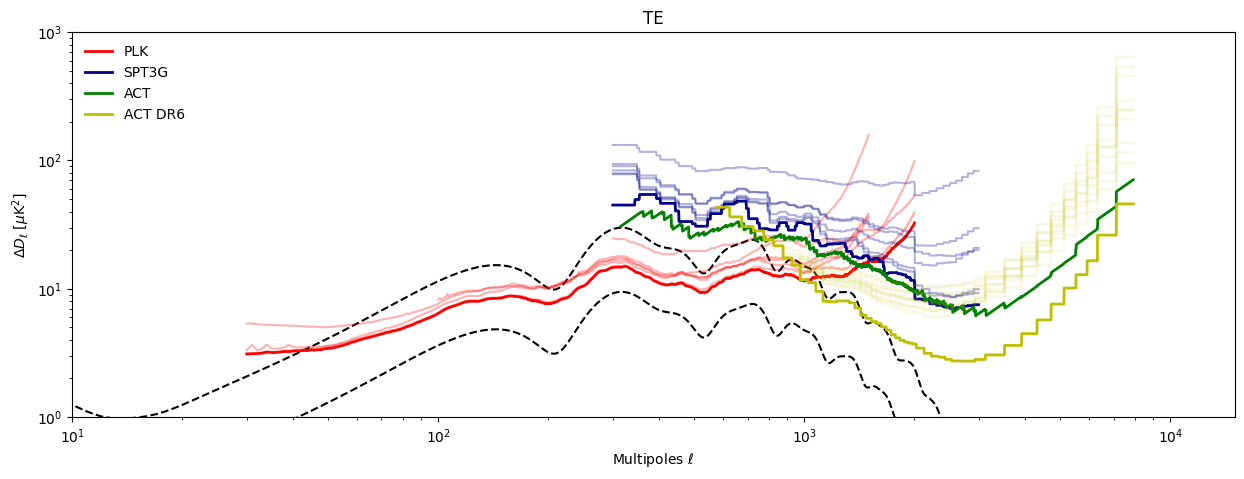
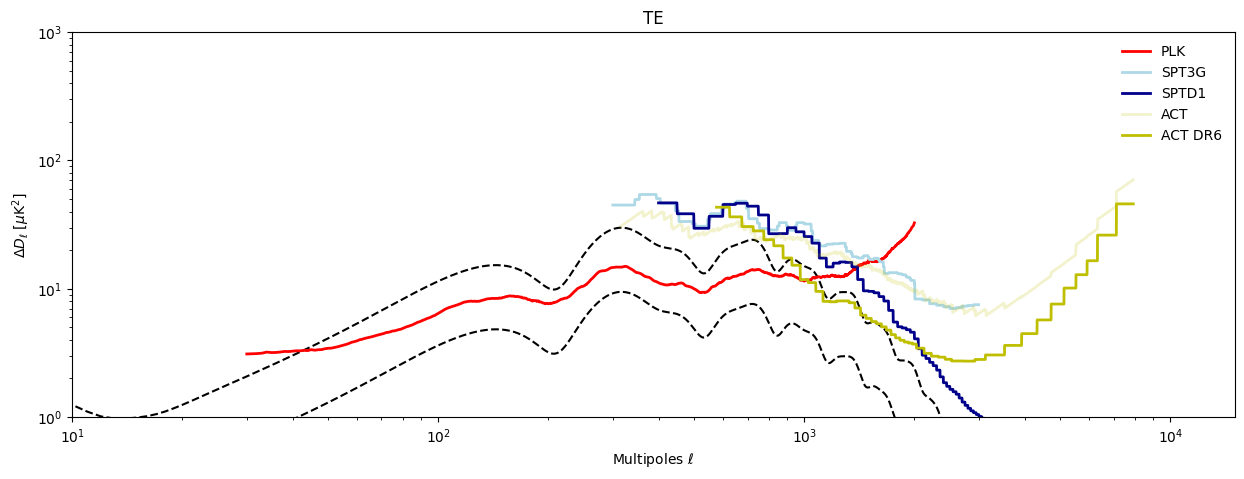
The notebook cell's code change between the first figure and the second:
--- before
+++ after
@@ -3,12 +3,14 @@
 plt.plot( lth, lth*(lth+1)/2/np.pi*np.sqrt((clth[3]**2+clth[0]*clth[1])/(2*lth+1))*1e12, 'k--')
 plt.plot( lth, lth*(lth+1)/2/np.pi*np.sqrt((clth[3]**2+clth[0]*clth[1])/(2*lth+1)/0.1)*1e12, 'k--')
-plt.plot( PLK['TE']['ell'], np.sqrt(PLK['TE']['cross'].T), 'r', alpha=0.3)
+#plt.plot( PLK['TE']['ell'], np.sqrt(PLK['TE']['cross'].T), 'r', alpha=0.3)
 plt.plot( PLK['TE']['ell'], np.sqrt(PLK['TE']['all']), 'r', lw=2, label="PLK")
-plt.plot( SPT3G['TE']['ell'], np.sqrt(SPT3G['TE']['cross'].T), 'darkblue', alpha=0.3)
-plt.plot( SPT3G['TE']['ell'], np.sqrt(SPT3G['TE']['all']), 'darkblue', lw=2, label="SPT3G")
+#plt.plot( SPT3G['TE']['ell'], np.sqrt(SPT3G['TE']['cross'].T), 'darkblue', alpha=0.3)
+plt.plot( SPT3G['TE']['ell'], np.sqrt(SPT3G['TE']['all']), 'lightblue', lw=2, label="SPT3G")
+#plt.plot( SPTD1['TE']['ell'], np.sqrt(SPTD1['TE']['cross'].T), 'darkblue', alpha=0.3)
+plt.plot( SPTD1['TE']['ell'], np.sqrt(SPTD1['TE']['all']), 'darkblue', lw=2, label="SPTD1")
 #plt.plot( ACTw['TE']['ell'], np.sqrt(ACTw['TE']['cross'].T), 'y', alpha=0.3)
 #plt.plot( ACTd['TE']['ell'], np.sqrt(ACTd['TE']['cross'].T), 'g', alpha=0.3)
-plt.plot( ACT['ell'], np.sqrt(ACT['TE']), 'g', lw=2, label="ACT")
-plt.plot( np.sqrt(ACT25['TE']['cross'].T), 'y', lw=2, alpha=0.1)
+plt.plot( ACT['ell'], np.sqrt(ACT['TE']), 'y', alpha=0.2, lw=2, label="ACT")
+#plt.plot( np.sqrt(ACT25['TE']['cross'].T), 'y', lw=2, alpha=0.1)
 plt.plot( np.sqrt(ACT25['TE']['all']), 'y', lw=2, label="ACT DR6")
 plt.loglog()

Commit: Update notebooks